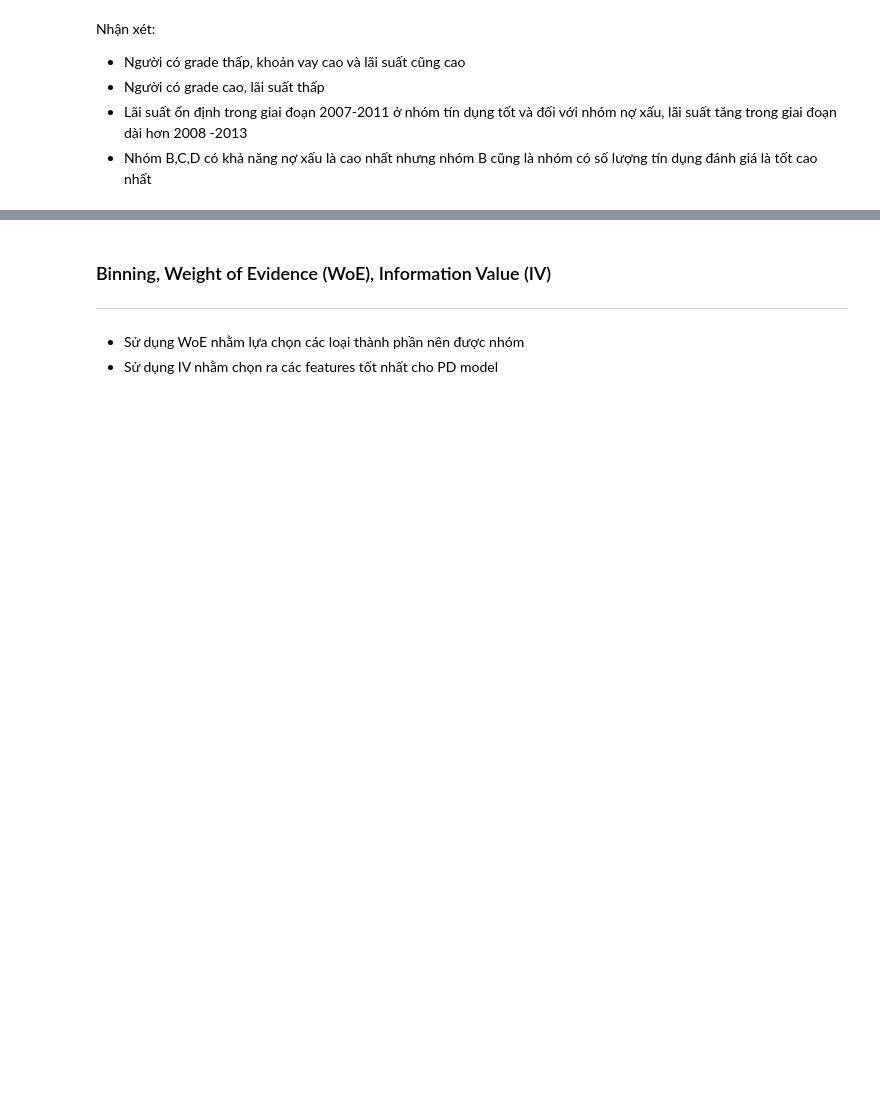
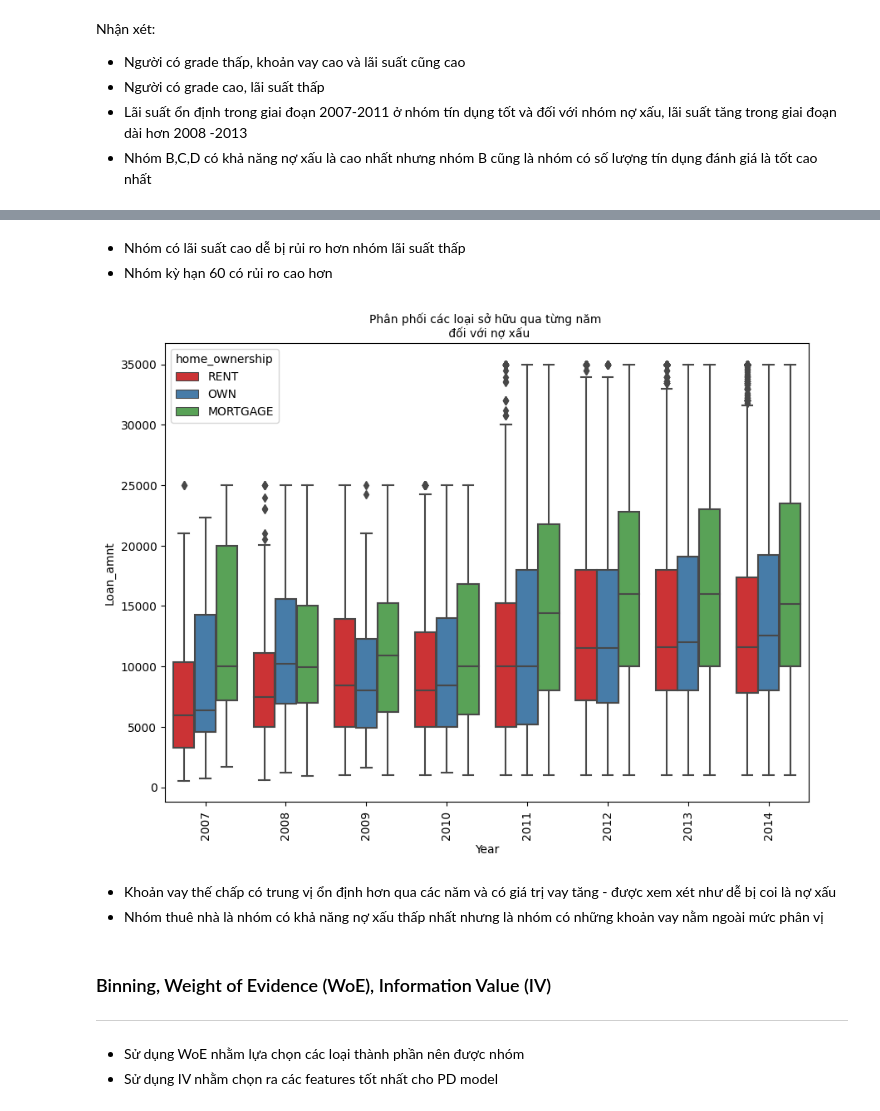
Before and after one commit to tnt305/Creditcard-default-prediction, a Jupyter notebook: 2 2 loan analysis.ipynb, the cells around one changed output, grey strips where cells are left out. Drawn from its saved outputs; the diff is of its cells as text; code cells hidden in the pictures; blank space fills up the shorter version.

```diff
--- a/2 2 loan analysis.ipynb
+++ b/2 2 loan analysis.ipynb
@@ -159,3 +177,25 @@ Nhận xét:
+# %% [markdown]
+- Nhóm có lãi suất cao dễ bị rủi ro hơn nhóm lãi suất thấp
+- Nhóm kỳ hạn 60 có rủi ro cao hơn
+# %%
+#Risk
+
+bad_loan = df.loc[df['loan_status']==1]
+
+plt.figure(figsize = (10,8))
+ax = sns.boxplot(x = 'year', y = 'loan_amnt', hue = 'home_ownership', data = bad_loan, palette = 'Set1')
+ax.set_xticklabels(ax.get_xticklabels(), rotation = 90)
+ax.set_xlabel('Year', fontsize =10)
+ax.set_ylabel('Loan_amnt', fontsize=10)
+ax.set_title('Phân phối các loại sở hữu qua từng năm \n đối với nợ xấu', fontsize = 10)
+
+plt.subplots_adjust(hspace = 0.6, top = 0.8)
+plt.show()
+# %% [output]
+[figure, added]
+# %% [markdown]
+- Khoản vay thế chấp  có trung vị ổn định hơn qua các năm và có giá trị vay tăng - được xem xét như dễ bị coi là nợ xấu
+- Nhóm thuê nhà là nhóm có khả năng nợ xấu thấp nhất nhưng là nhóm có những khoản vay nằm ngoài mức phân vị
 # %% [markdown]
 ### Binning, Weight of Evidence (WoE), Information Value (IV)
 ---
```
Also changed, not shown: parts of 30 cells of this notebook.
